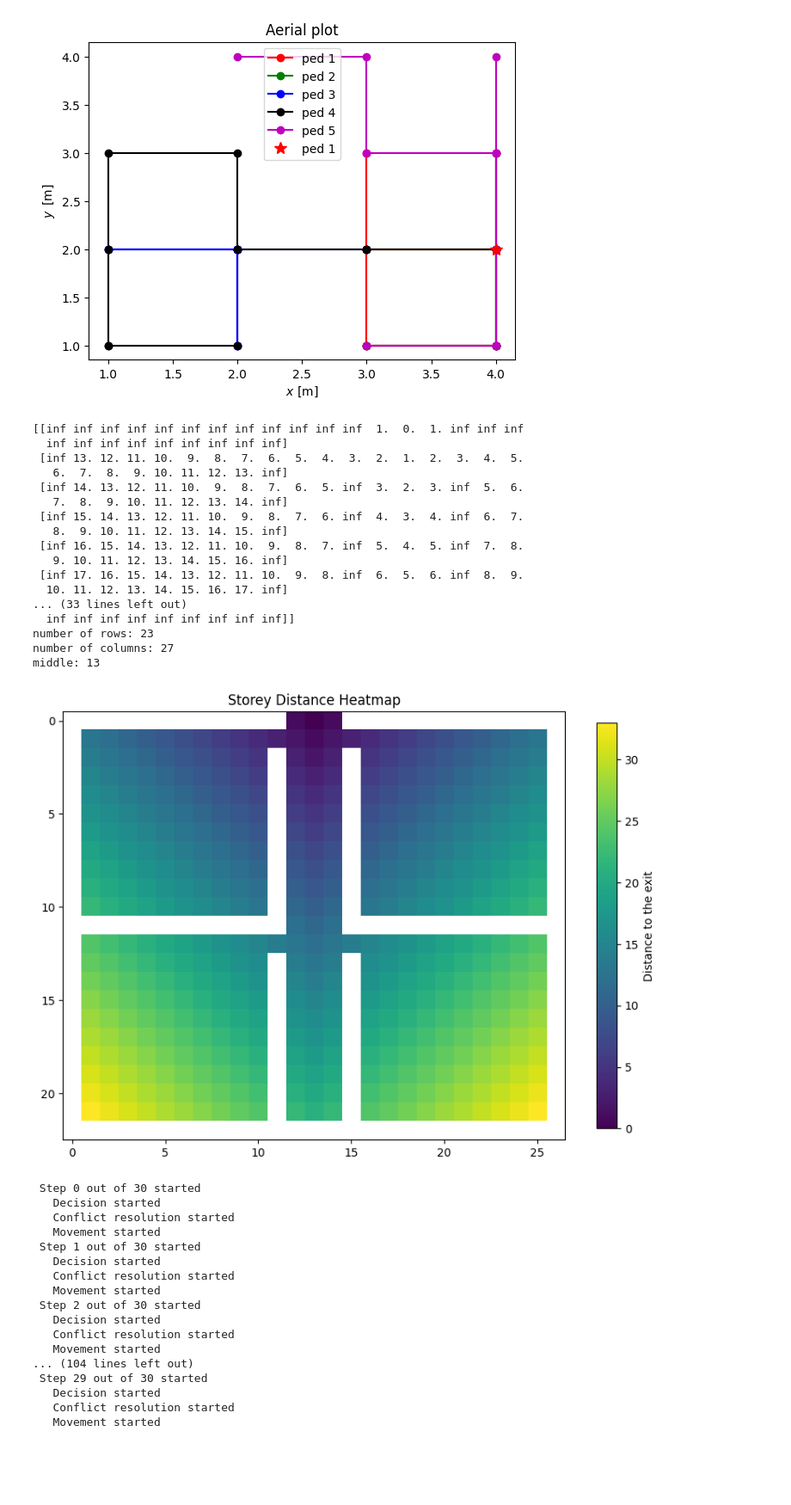
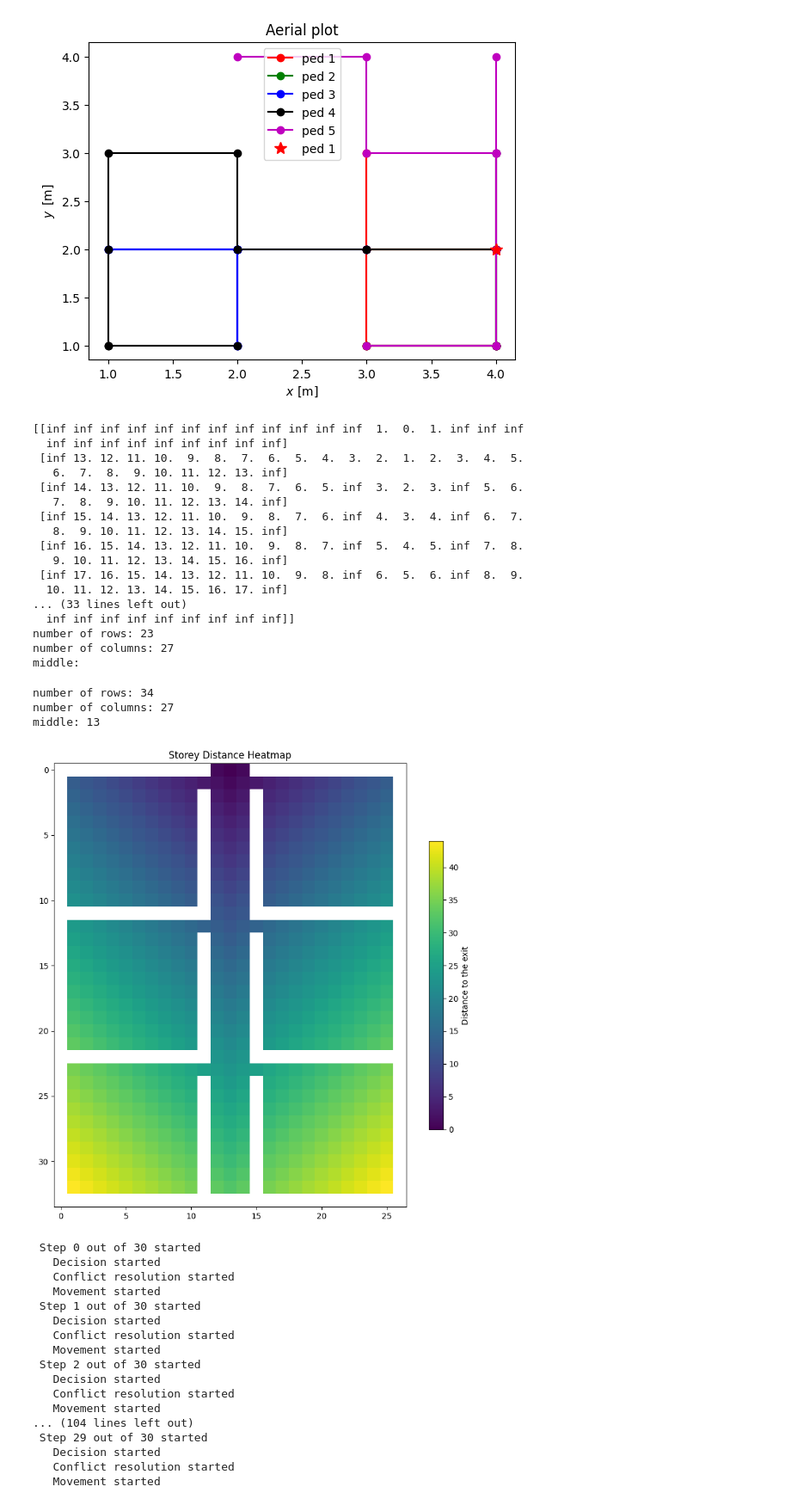
Before and after one commit to matule00/SSI-seminarka-2, a Jupyter notebook: ssi_seminarka_2.ipynb, the cells around one changed output. Shown: that part at 86% size. Saved outputs shown, nothing was run; the diff lists cells and outputs as text; code cells hidden in the pictures; blank space fills up the shorter version.

```diff
--- a/ssi_seminarka_2.ipynb
+++ b/ssi_seminarka_2.ipynb
@@ -319,7 +319,7 @@ storey[0,int(len(storey[0])/2)+1] = 1
 print(storey)
 print('number of rows:', len(storey))
 print('number of columns:', len(storey[0]))
-print('middle:',int(len(storey[0])/2))
+print('middle:',)
 # %% [output]
 [[inf inf inf inf inf inf inf inf inf inf inf inf  1.  0.  1. inf inf inf
   inf inf inf inf inf inf inf inf inf]
@@ -337,4 +337,4 @@ print('middle:',int(len(storey[0])/2))
   inf inf inf inf inf inf inf inf inf]]
 number of rows: 23
 number of columns: 27
-middle: 13
+middle:
@@ -341,20 +400,29 @@ middle: 13
 # %%
-# Set up the colormap and normalization based on values in the storey matrix
-cmap = plt.cm.viridis
-norm = plt.Normalize(vmin=np.nanmin(storey[np.isfinite(storey)]), vmax=np.nanmax(storey[np.isfinite(storey)]))
+def show_storey(storey):
+    # Replace np.inf with np.nan for proper handling in the plot
+    storey = np.where(np.isinf(storey), np.nan, storey)
 
-# Plot the storey matrix as a grid of colorful cells
-plt.figure(figsize=(10, 10))
-plt.imshow(storey, cmap=cmap, norm=norm)
+    # Set up the colormap and normalization based on values in the storey matrix
+    cmap = plt.cm.viridis
+    norm = plt.Normalize(vmin=np.nanmin(storey), vmax=np.nanmax(storey))
 
-# Add colorbar
-plt.colorbar(label='Distance to the exit', shrink=0.65)
+    # Plot the storey matrix as a grid of colorful cells
+    plt.figure(figsize=(10, 10))
+    plt.imshow(storey, cmap=cmap, norm=norm)
 
-# Show the plot
-plt.title('Storey Distance Heatmap')
-plt.show()
+    # Add colorbar
+    plt.colorbar(label='Distance to the exit', shrink=0.65)
+
+    # Show the plot
+    plt.title('Storey Distance Heatmap')
+    plt.show()
-# %% [output]
-[figure, removed]
+# %%
+storey = make_storey(6)
+# %% [output]
+number of rows: 34
+number of columns: 27
+middle: 13
+[figure, added]
 # %%
 #============================================#
 #              SCRIPT STARTS HERE            #
```
Also changed, not shown: parts of 1 cell of this notebook.
